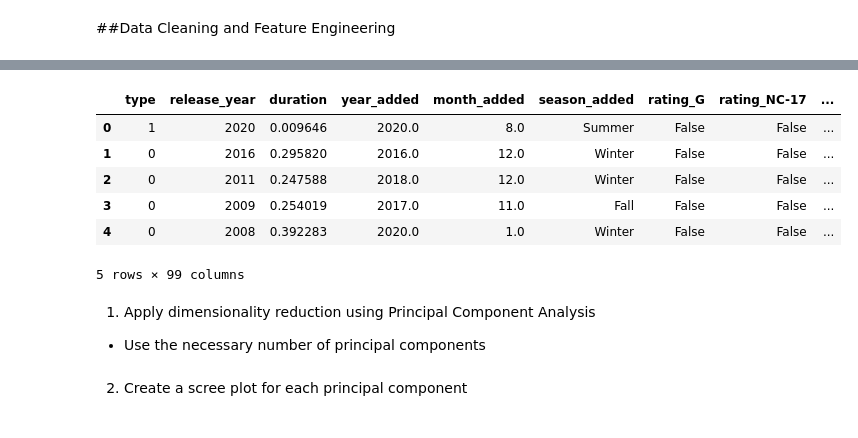
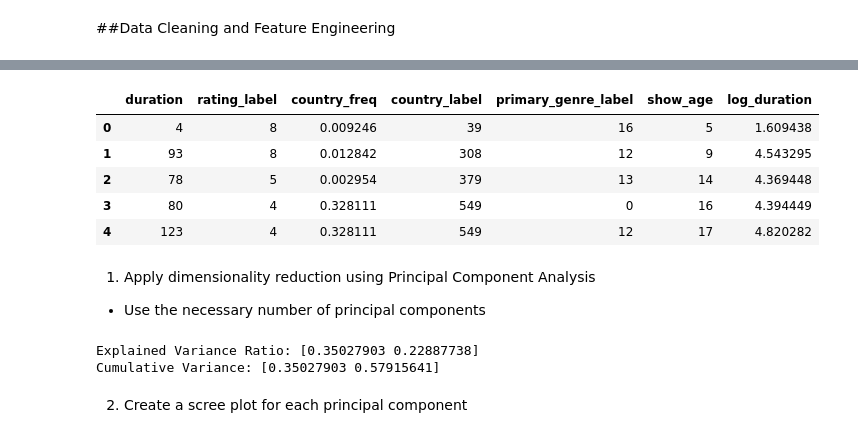
Before and after one commit to ashikaede/CCADMACL_EXERCISES, a Jupyter notebook: Colocado_Exercise6_.ipynb, the cells around one changed output, grey strips where cells are left out. Drawn from its saved outputs; the diff is of its cells as text; code cells hidden in the pictures.

```diff
--- a/Colocado_Exercise6_.ipynb
+++ b/Colocado_Exercise6_.ipynb
@@ -107,13 +121,12 @@ Final Cleaned Netflix Dataset
 # %%
-df_cleaned.head()
+df.head()
 # %% [output]
-|  | type | release_year | duration | year_added | month_added | season_added | rating_G | rating_NC-17 | ... |
-| 0 | 1 | 2020 | 0.009646 | 2020.0 | 8.0 | Summer | False | False | ... |
-| 1 | 0 | 2016 | 0.295820 | 2016.0 | 12.0 | Winter | False | False | ... |
-| 2 | 0 | 2011 | 0.247588 | 2018.0 | 12.0 | Winter | False | False | ... |
-| 3 | 0 | 2009 | 0.254019 | 2017.0 | 11.0 | Fall | False | False | ... |
-| 4 | 0 | 2008 | 0.392283 | 2020.0 | 1.0 | Winter | False | False | ... |
+|  | duration | rating_label | country_freq | country_label | primary_genre_label | show_age | log_duration |
+| 0 | 4 | 8 | 0.009246 | 39 | 16 | 5 | 1.609438 |
+| 1 | 93 | 8 | 0.012842 | 308 | 12 | 9 | 4.543295 |
+| 2 | 78 | 5 | 0.002954 | 379 | 13 | 14 | 4.369448 |
+| 3 | 80 | 4 | 0.328111 | 549 | 0 | 16 | 4.394449 |
+| 4 | 123 | 4 | 0.328111 | 549 | 12 | 17 | 4.820282 |
-5 rows × 99 columns
 # %% [markdown]
 1. Apply dimensionality reduction using Principal Component Analysis
 - Use the necessary number of principal components
@@ -135,2 +133,28 @@ cumulative_variance = np.cumsum(explained_variance)
+# %%
+
+# Apply PCA
+from sklearn.preprocessing import StandardScaler
+# Ensure only numerical features are used
+df_numeric = df.select_dtypes(include=[np.number])
+
+# Scale the data before PCA
+scaler = StandardScaler()
+df_scaled = scaler.fit_transform(df_numeric)
+df_scaled = pd.DataFrame(df_scaled, columns=df_numeric.columns)
+
+# Apply PCA
+pca = PCA(n_components=2)
+pca.fit(df_scaled)
+PCA_ds = pd.DataFrame(pca.transform(df_scaled), columns=["col1", "col2"])
+
+# Display explained variance ratio
+explained_variance = pca.explained_variance_ratio_
+cumulative_variance = np.cumsum(explained_variance)
+
+print(f"Explained Variance Ratio: {explained_variance}")
+print(f"Cumulative Variance: {cumulative_variance}")
+# %% [output]
+Explained Variance Ratio: [0.35027903 0.22887738]
+Cumulative Variance: [0.35027903 0.57915641]
 # %% [markdown]
 2. Create a scree plot for each principal component
```
Also changed, not shown: parts of 23 cells of this notebook.
